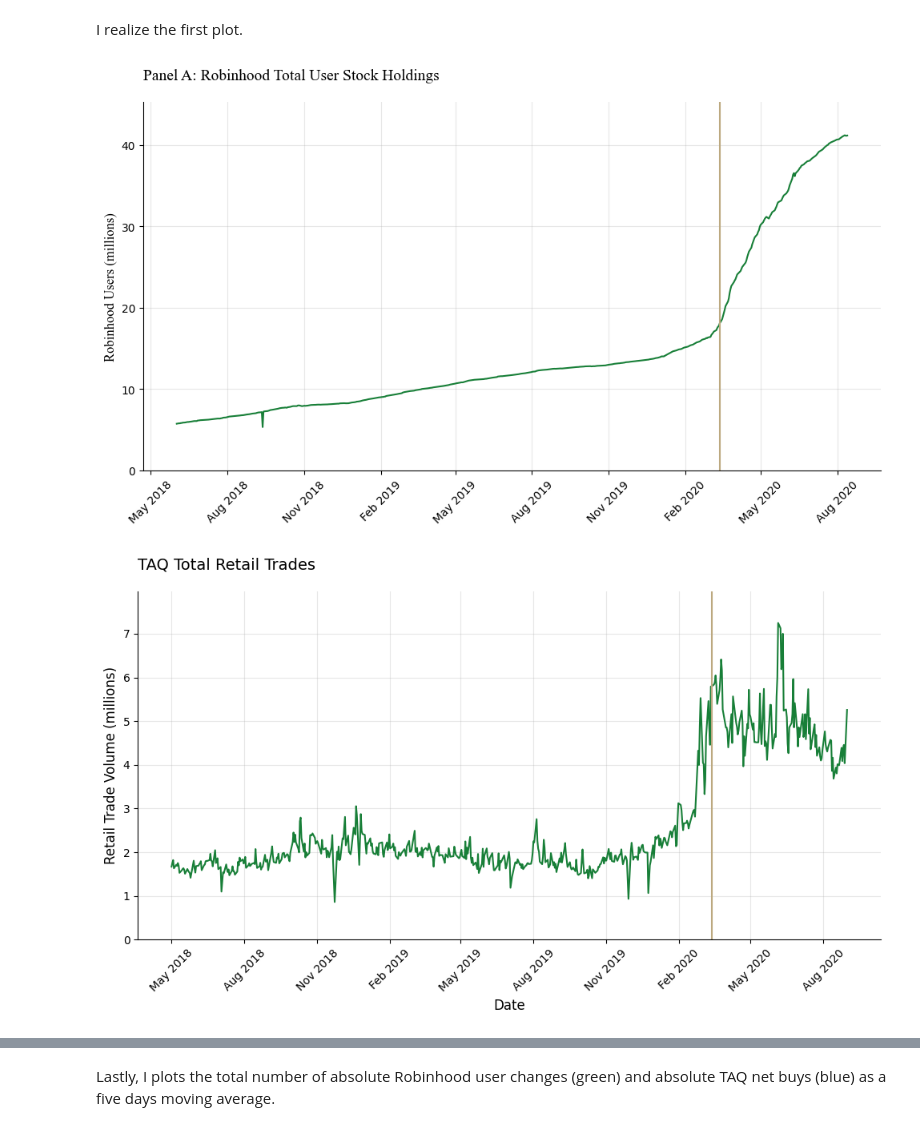
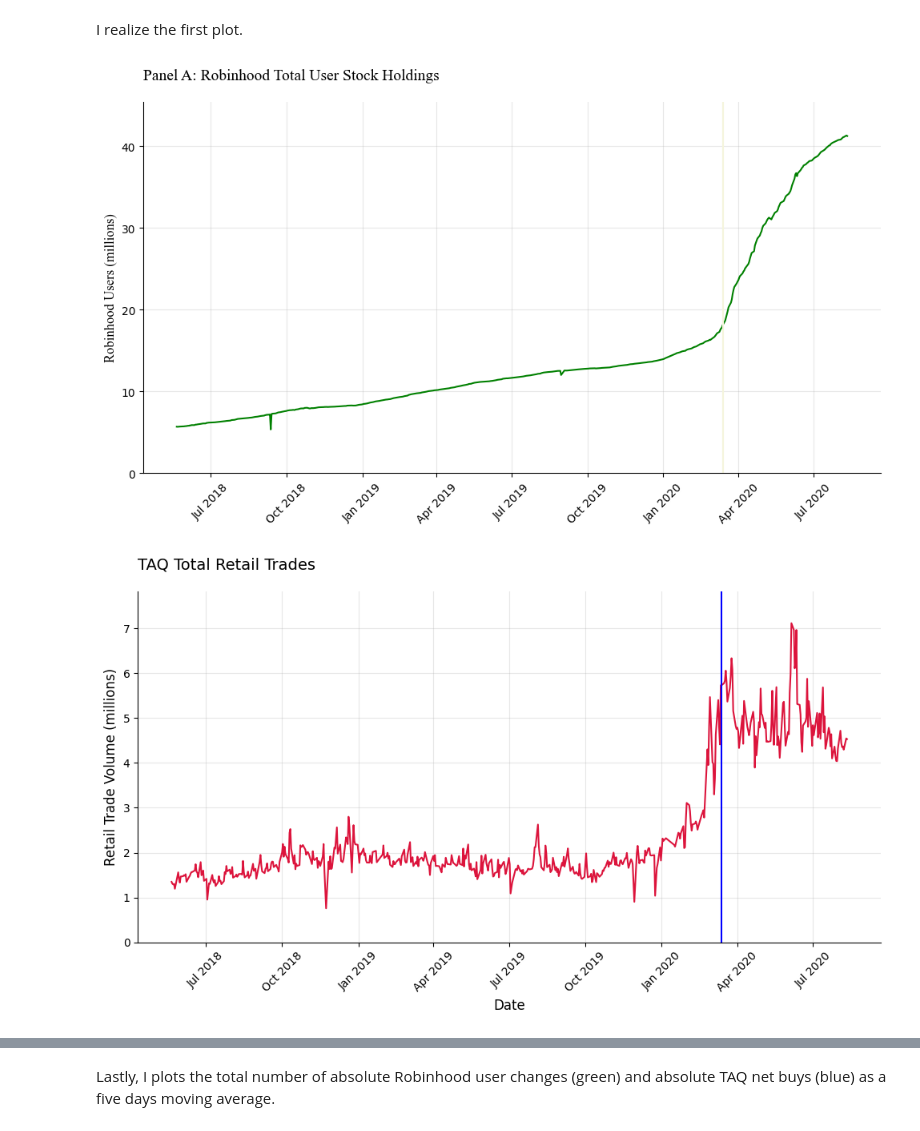
Before and after one commit to YVYX04/Bachelor_Thesis, a Jupyter notebook: notebooks/main/replication/01_Fig1_BarberETal2022.ipynb, the cells around one changed output, grey strips where cells are left out. Drawn from its saved outputs; the diff is of its cells as text; code cells hidden in the pictures.

```diff
--- a/notebooks/main/replication/01_Fig1_BarberETal2022.ipynb
+++ b/notebooks/main/replication/01_Fig1_BarberETal2022.ipynb
@@ -24,7 +24,7 @@ import matplotlib.dates as mdates
 import seaborn as sns
 
 # data
-df = pd.read_csv("../../../data/processed/CRSP_RH_TAQ_merged.csv")
+df = pd.read_csv("../../../data/processed/baseline_trading_sample.csv")
 # %% [markdown]
 ## 2. Time Series
 
@@ -38,5 +38,11 @@ df["total_retail_volume_num"] = df['total_trade_retail'].groupby(df['date']).tra
 
 # date column to datetime
 df["date"] = pd.to_datetime(df["date"])
+
+# sort by ticker and date
+df = df.sort_values(by=['ticker', 'date']).reset_index(drop=True)
+
+# restrict dates to 20218-05-20 to 2020-08-11
+df = df[(df['date'] >= '2018-05-20') & (df['date'] <= '2020-08-11')].reset_index(drop=True)
 # %% [markdown]
 I realize the first plot.
@@ -59,12 +60,12 @@ ax.plot(
     df_plot["date"],
     df_plot["total_users_close"],
     linestyle='-',
-    color=green
+    color='green',
 )
 
 ax.axvline(
     x=pd.Timestamp("2020-03-13"),
-    color=beige,
+    color='beige',
     linestyle='-'
 )
 
@@ -85,7 +86,7 @@ plt.tight_layout()
 plt.savefig("../../../figures/total_RH_users_close.pdf", bbox_inches='tight')
 plt.show()
 # %% [output]
-[figure, old version]
+[figure, new version]
 # %%
 # same for total retail volume
 df_plot2 = (
@@ -95,36 +96,36 @@ df_plot2 = (
     .query("total_retail_volume_num != 0")
 )
 
 fig, ax = plt.subplots(figsize=(10, 6))
 ax.plot(
     df_plot2["date"],
     df_plot2["total_retail_volume_num"],
     linestyle='-',
-    color=green
+    color='crimson'
 )
 
 ax.axvline(
     x=pd.Timestamp("2020-03-13"),
-    color=beige,
+    color='blue',
     linestyle='-'
 )
 
 ax.xaxis.set_major_locator(mdates.MonthLocator(interval=3))
 ax.xaxis.set_major_formatter(mdates.DateFormatter('%b %Y'))
 
 ax.set_title('TAQ Total Retail Trades', fontsize=14, pad=20, loc='left')
 ax.set_xlabel('Date', fontsize=12)
 ax.set_ylim(0, df_plot2["total_retail_volume_num"].max() * 1.1)
 ax.set_ylabel('Retail Trade Volume (millions)', fontsize=12)
 ax.grid(alpha=0.3)
 ax.spines['top'].set_visible(False)
 ax.spines['right'].set_visible(False)
 plt.xticks(rotation=45)
 plt.tight_layout()
 plt.savefig("../../../figures/total_retail_volume.pdf", bbox_inches='tight')
 plt.show()
 # %% [output]
-[figure, old version]
+[figure, new version]
 # %%
 from matplotlib.ticker import FuncFormatter
 
```
Also changed, not shown: parts of 3 cells of this notebook, 13 other files.
